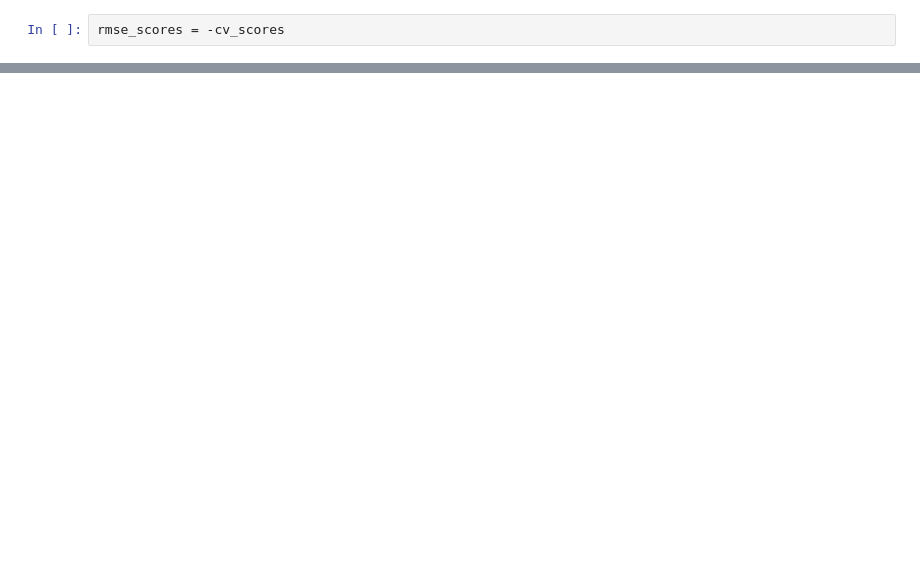
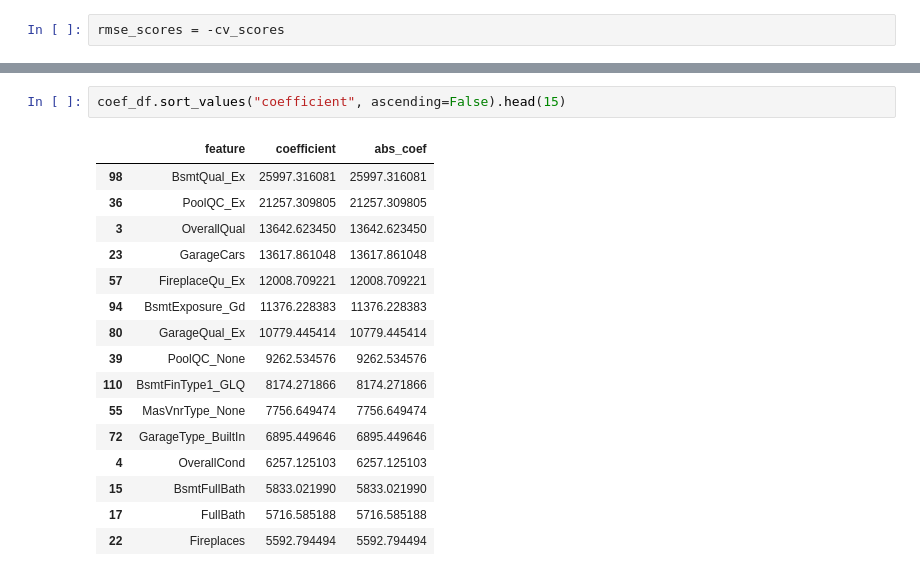
Before and after one commit to bluewhitelandwhale/house_prices_project, a Jupyter notebook: house_prices.ipynb, the cells around one changed output, grey strips where cells are left out. Cells and saved outputs as stored; diff of their text form; blank space fills up the shorter version.

```diff
--- a/house_prices.ipynb
+++ b/house_prices.ipynb
@@ -365,0 +375,19 @@ maybe less noise in folds
+# %%
+coef_df.sort_values("coefficient", ascending=False).head(15)
+# %% [output]
+|  | feature | coefficient | abs_coef |
+| 98 | BsmtQual_Ex | 25997.316081 | 25997.316081 |
+| 36 | PoolQC_Ex | 21257.309805 | 21257.309805 |
+| 3 | OverallQual | 13642.623450 | 13642.623450 |
+| 23 | GarageCars | 13617.861048 | 13617.861048 |
+| 57 | FireplaceQu_Ex | 12008.709221 | 12008.709221 |
+| 94 | BsmtExposure_Gd | 11376.228383 | 11376.228383 |
+| 80 | GarageQual_Ex | 10779.445414 | 10779.445414 |
+| 39 | PoolQC_None | 9262.534576 | 9262.534576 |
+| 110 | BsmtFinType1_GLQ | 8174.271866 | 8174.271866 |
+| 55 | MasVnrType_None | 7756.649474 | 7756.649474 |
+| 72 | GarageType_BuiltIn | 6895.449646 | 6895.449646 |
+| 4 | OverallCond | 6257.125103 | 6257.125103 |
+| 15 | BsmtFullBath | 5833.021990 | 5833.021990 |
+| 17 | FullBath | 5716.585188 | 5716.585188 |
+| 22 | Fireplaces | 5592.794494 | 5592.794494 |
```
Also changed, not shown: parts of 60 cells of this notebook.
